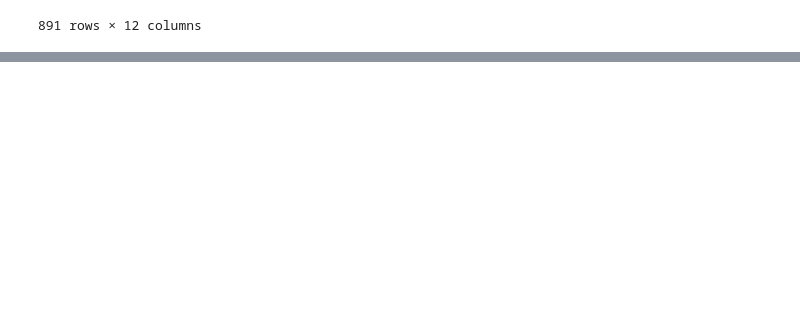
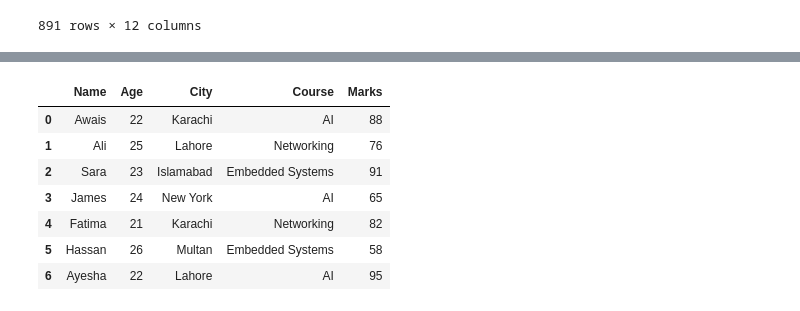
Before and after one commit to awais4212/Data-Science-Basics, a Jupyter notebook: Data Analysis/DataAnalysis.ipynb, the cells around one changed output, grey strips where cells are left out. Drawn from its saved outputs; the diff is of its cells as text; code cells hidden in the pictures; blank space fills up the shorter version.

```diff
--- a/Data Analysis/DataAnalysis.ipynb
+++ b/Data Analysis/DataAnalysis.ipynb
@@ -691,0 +720,11 @@ df.to_csv('Titanic1.csv')
+# %%
+pd.read_pickle('data')
+# %% [output]
+|  | Name | Age | City | Course | Marks |
+| 0 | Awais | 22 | Karachi | AI | 88 |
+| 1 | Ali | 25 | Lahore | Networking | 76 |
+| 2 | Sara | 23 | Islamabad | Embedded Systems | 91 |
+| 3 | James | 24 | New York | AI | 65 |
+| 4 | Fatima | 21 | Karachi | Networking | 82 |
+| 5 | Hassan | 26 | Multan | Embedded Systems | 58 |
+| 6 | Ayesha | 22 | Lahore | AI | 95 |
```
Also changed, not shown: parts of 2 cells of this notebook, 2 other files.
